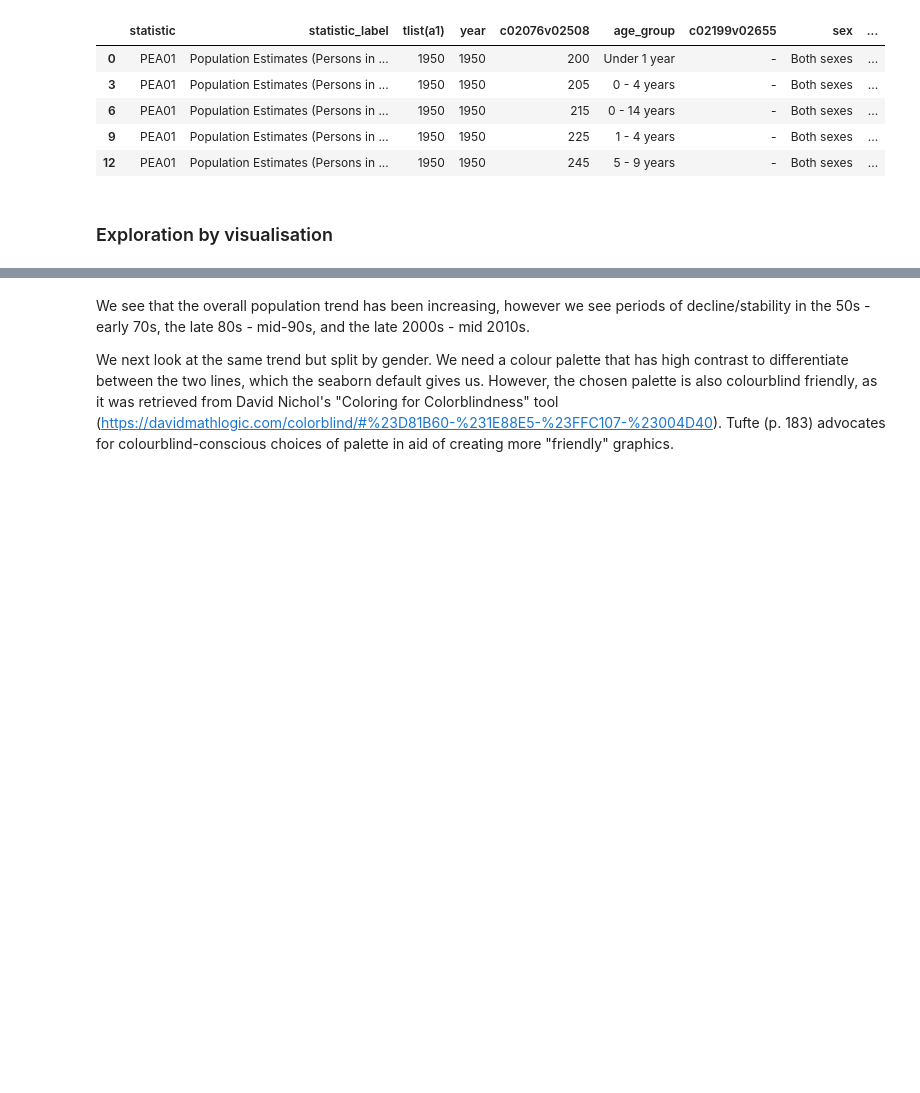
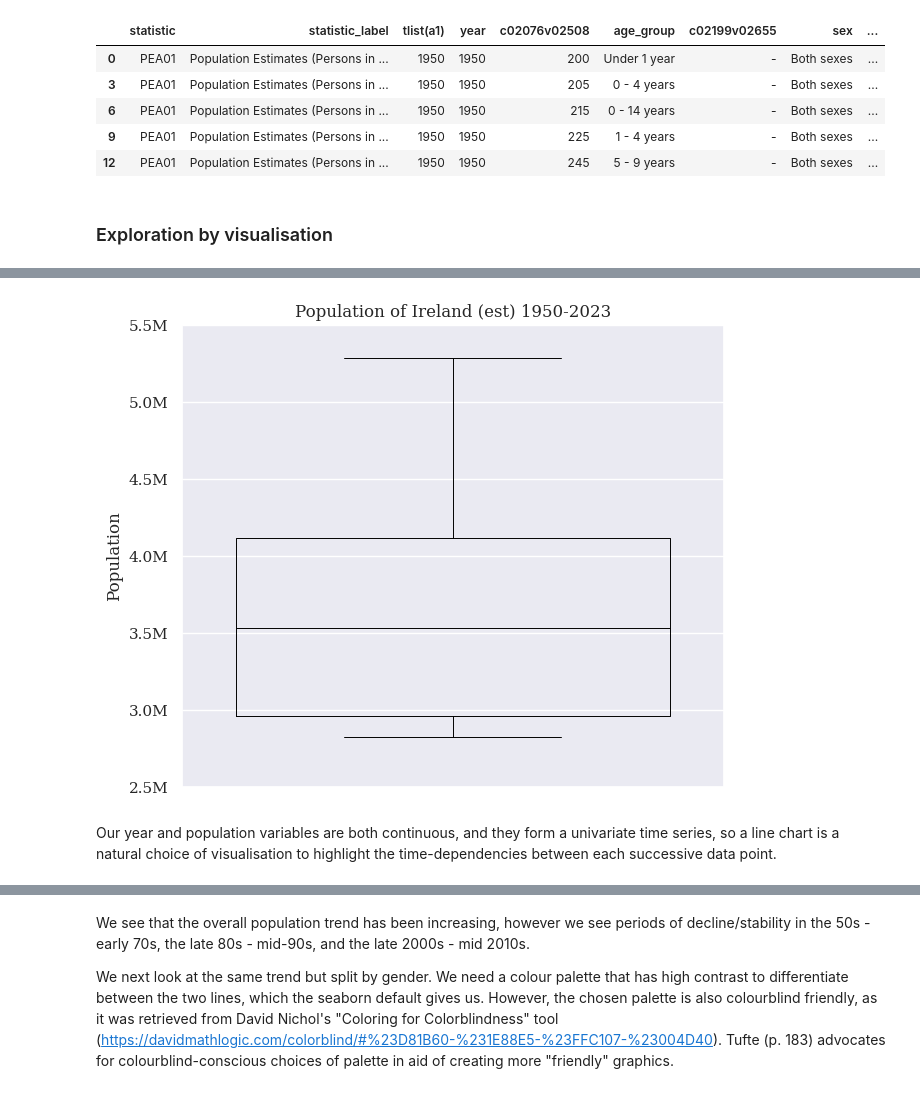
Before and after one commit to step-hen-burke/ca1, a Jupyter notebook: 00_initial_exploration.ipynb, the cells around one changed output, grey strips where cells are left out. Cells and saved outputs as stored; diff of their text form; code cells hidden in the pictures; blank space fills up the shorter version.

```diff
--- a/00_initial_exploration.ipynb
+++ b/00_initial_exploration.ipynb
@@ -432,0 +431,12 @@ fig.savefig(charts_folder / 'population_over_time.png')
+# %%
+fig, ax = plt.subplots(figsize=(7, 6))
+p = sns.boxplot(all_ages_df['value'], fill=None, color='black')
+p.set(title='Population of Ireland (est) 1950-2023', ylabel='Population')
+ylabs = ['{:,.1f}M'.format(x) if x > 0.1 else 0 for x in p.get_yticks()/1000]
+p.set_yticks(p.get_yticks())
+p.set_yticklabels(ylabs);
+fig.savefig(charts_folder / 'population_boxplot.png')
+# %% [output]
+[figure, added]
+# %% [markdown]
+Our year and population variables are both continuous, and they form a univariate time series, so a line chart is a natural choice of visualisation to highlight the time-dependencies between each successive data point.
```
Also changed, not shown: parts of 35 cells of this notebook.
